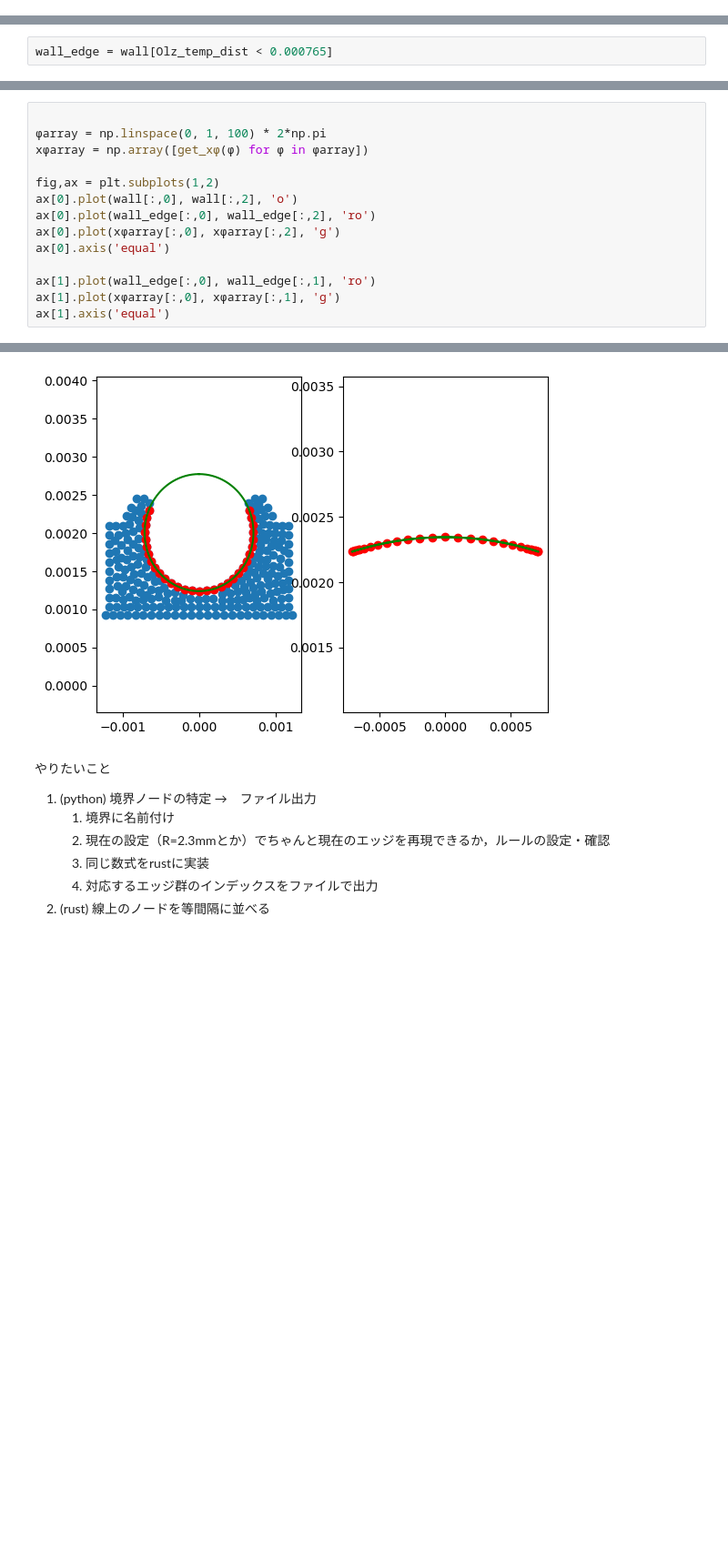
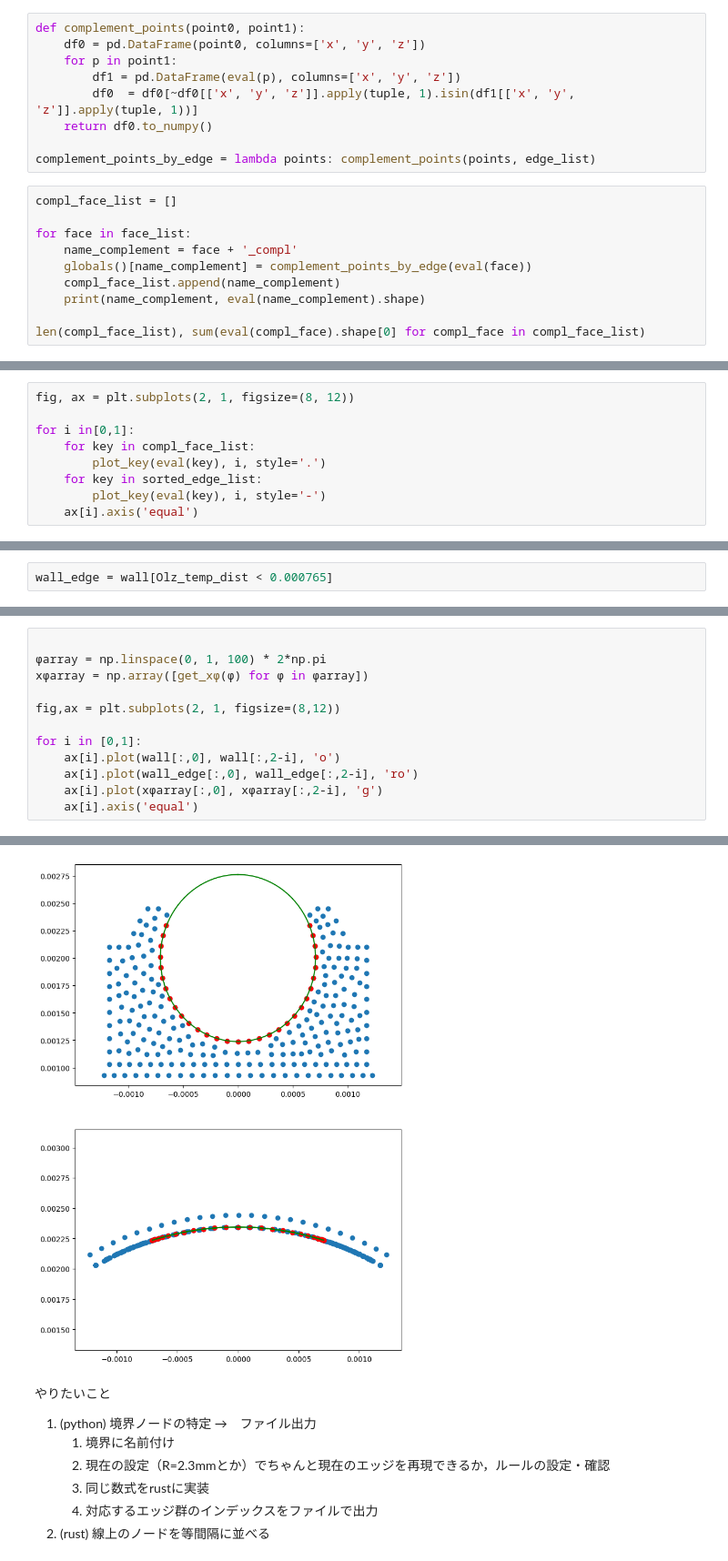
Before and after one commit to gyakusu/Mophing, a Jupyter notebook: python/BearingMakeList.ipynb, the cells around one changed output, grey strips where cells are left out. Shown: that part at 91% size. Cells and saved outputs as stored; diff of their text form; blank space fills up the shorter version.

```diff
--- a/python/BearingMakeList.ipynb
+++ b/python/BearingMakeList.ipynb
@@ -175,0 +380,19 @@ plt.show()
+# %%
+def complement_points(point0, point1):
+    df0 = pd.DataFrame(point0, columns=['x', 'y', 'z'])
+    for p in point1:
+        df1 = pd.DataFrame(eval(p), columns=['x', 'y', 'z'])
+        df0  = df0[~df0[['x', 'y', 'z']].apply(tuple, 1).isin(df1[['x', 'y', 'z']].apply(tuple, 1))]
+    return df0.to_numpy()
+
+complement_points_by_edge = lambda points: complement_points(points, edge_list)
+# %%
+compl_face_list = []
+
+for face in face_list:
+    name_complement = face + '_compl'
+    globals()[name_complement] = complement_points_by_edge(eval(face))
+    compl_face_list.append(name_complement)
+    print(name_complement, eval(name_complement).shape)
+
+len(compl_face_list), sum(eval(compl_face).shape[0] for compl_face in compl_face_list)
@@ -175,0 +419,9 @@ plt.show()
+# %%
+fig, ax = plt.subplots(2, 1, figsize=(8, 12))
+
+for i in[0,1]:
+    for key in compl_face_list:
+        plot_key(eval(key), i, style='.')
+    for key in sorted_edge_list:
+        plot_key(eval(key), i, style='-')
+    ax[i].axis('equal')
@@ -243,13 +499,11 @@ array([0.        , 0.00234462, 0.00277479])
 φarray = np.linspace(0, 1, 100) * 2*np.pi
 xφarray = np.array([get_xφ(φ) for φ in φarray])
 
-fig,ax = plt.subplots(1,2)
-ax[0].plot(wall[:,0], wall[:,2], 'o')
-ax[0].plot(wall_edge[:,0], wall_edge[:,2], 'ro')
-ax[0].plot(xφarray[:,0], xφarray[:,2], 'g')
-ax[0].axis('equal')
+fig,ax = plt.subplots(2, 1, figsize=(8,12))
 
-ax[1].plot(wall_edge[:,0], wall_edge[:,1], 'ro')
-ax[1].plot(xφarray[:,0], xφarray[:,1], 'g')
-ax[1].axis('equal')
+for i in [0,1]:
+    ax[i].plot(wall[:,0], wall[:,2-i], 'o')
+    ax[i].plot(wall_edge[:,0], wall_edge[:,2-i], 'ro')
+    ax[i].plot(xφarray[:,0], xφarray[:,2-i], 'g')
+    ax[i].axis('equal')
 # %% [output]
@@ -260,4 +510,4 @@ ax[1].axis('equal')
-[figure, old version]
+[figure, new version]
 # %% [markdown]
 やりたいこと
 
```
Also changed, not shown: parts of 84 cells of this notebook, 3 other files.
